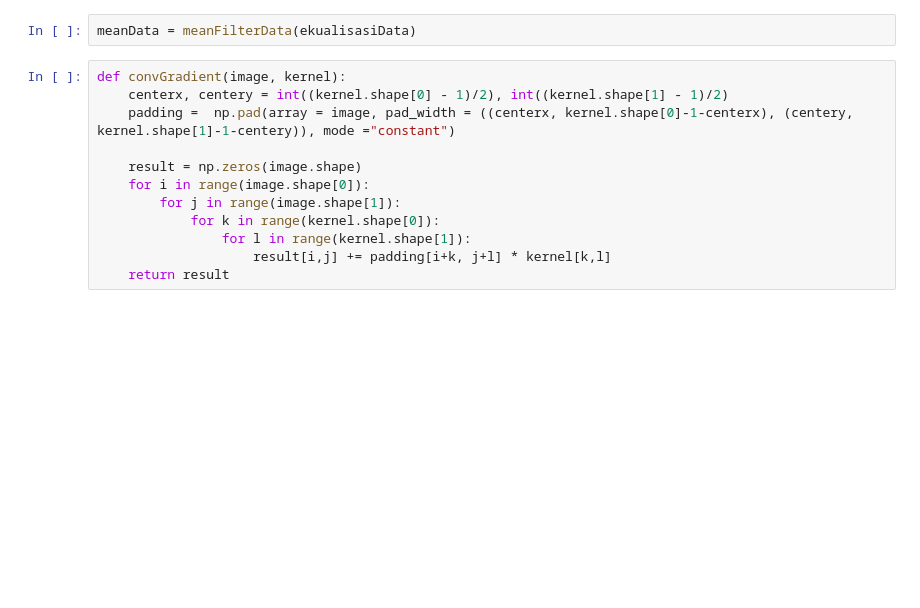
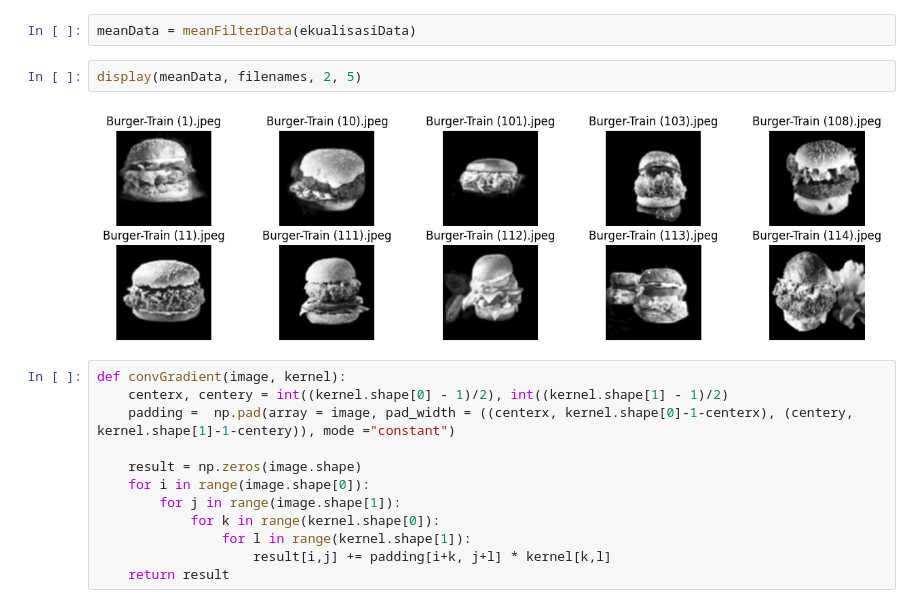
Before and after one commit to fadilfasa/Project-PCD, a Jupyter notebook: sesudah1.ipynb, the cells around one changed output. Drawn from its saved outputs; the diff is of its cells as text; blank space fills up the shorter version.

```diff
--- a/sesudah1.ipynb
+++ b/sesudah1.ipynb
@@ -167,6 +179,10 @@ def meanFilterData(data):
     return hasil
 # %%
 meanData = meanFilterData(ekualisasiData)
+# %%
+display(meanData, filenames, 2, 5)
+# %% [output]
+[figure, added]
 # %%
 def convGradient(image, kernel):
     centerx, centery = int((kernel.shape[0] - 1)/2), int((kernel.shape[1] - 1)/2)
```
Also changed, not shown: parts of 4 cells of this notebook.
